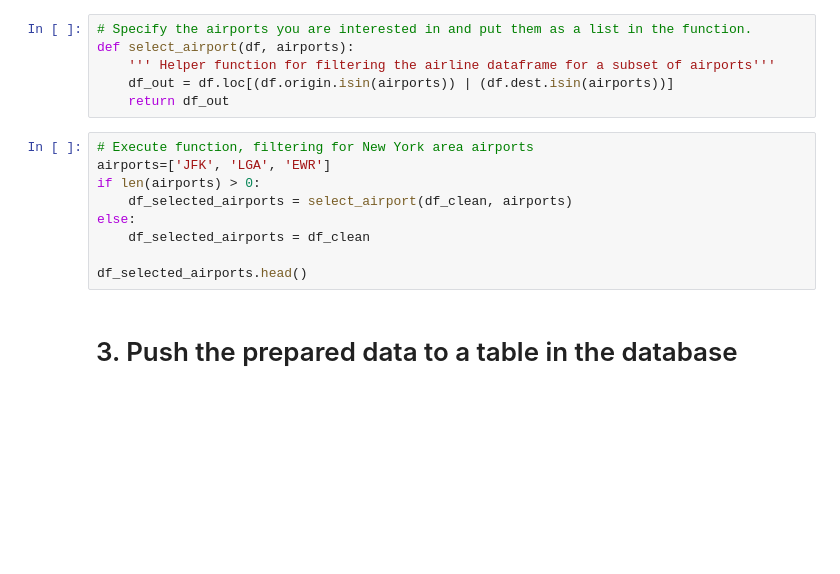
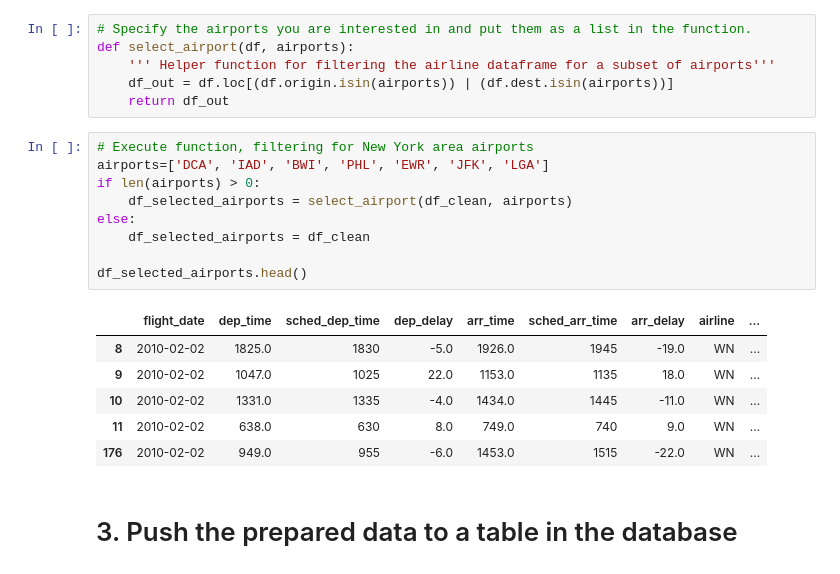
Before and after one commit to susanneferschl/da-sql-api-project-group-2_sf, a Jupyter notebook: get_flights_data.ipynb, the cells around one changed output. Saved outputs shown, nothing was run; the diff lists cells and outputs as text; blank space fills up the shorter version.

```diff
--- a/get_flights_data.ipynb
+++ b/get_flights_data.ipynb
@@ -175,13 +234,20 @@ def select_airport(df, airports):
     return df_out
 # %%
 # Execute function, filtering for New York area airports
-airports=['JFK', 'LGA', 'EWR']
+airports=['DCA', 'IAD', 'BWI', 'PHL', 'EWR', 'JFK', 'LGA']
 if len(airports) > 0:
     df_selected_airports = select_airport(df_clean, airports)
 else:
     df_selected_airports = df_clean
 
 df_selected_airports.head()
+# %% [output]
+|  | flight_date | dep_time | sched_dep_time | dep_delay | arr_time | sched_arr_time | arr_delay | airline | ... |
+| 8 | 2010-02-02 | 1825.0 | 1830 | -5.0 | 1926.0 | 1945 | -19.0 | WN | ... |
+| 9 | 2010-02-02 | 1047.0 | 1025 | 22.0 | 1153.0 | 1135 | 18.0 | WN | ... |
+| 10 | 2010-02-02 | 1331.0 | 1335 | -4.0 | 1434.0 | 1445 | -11.0 | WN | ... |
+| 11 | 2010-02-02 | 638.0 | 630 | 8.0 | 749.0 | 740 | 9.0 | WN | ... |
+| 176 | 2010-02-02 | 949.0 | 955 | -6.0 | 1453.0 | 1515 | -22.0 | WN | ... |
 # %% [markdown]
 # 3. Push the prepared data to a table in the database
 # %%
```
Also changed, not shown: parts of 11 cells of this notebook, 2 other files.
